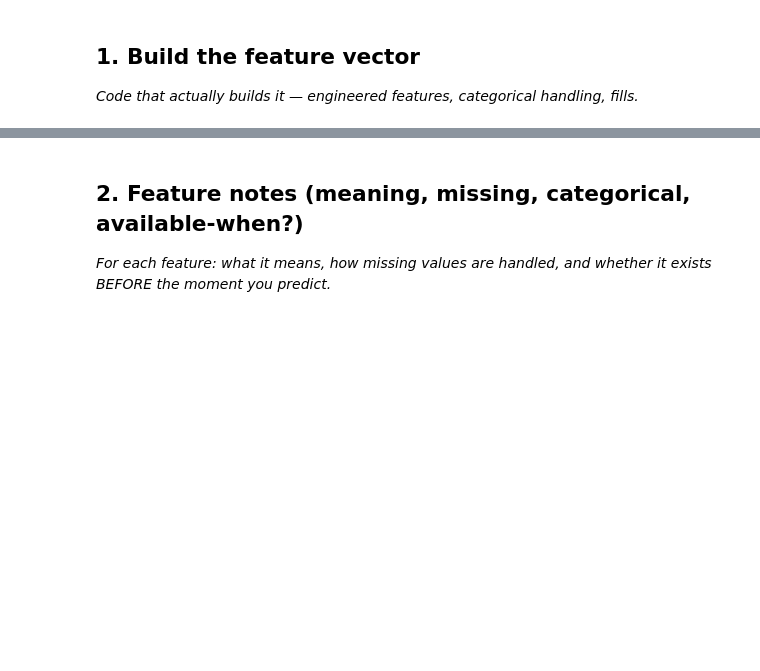
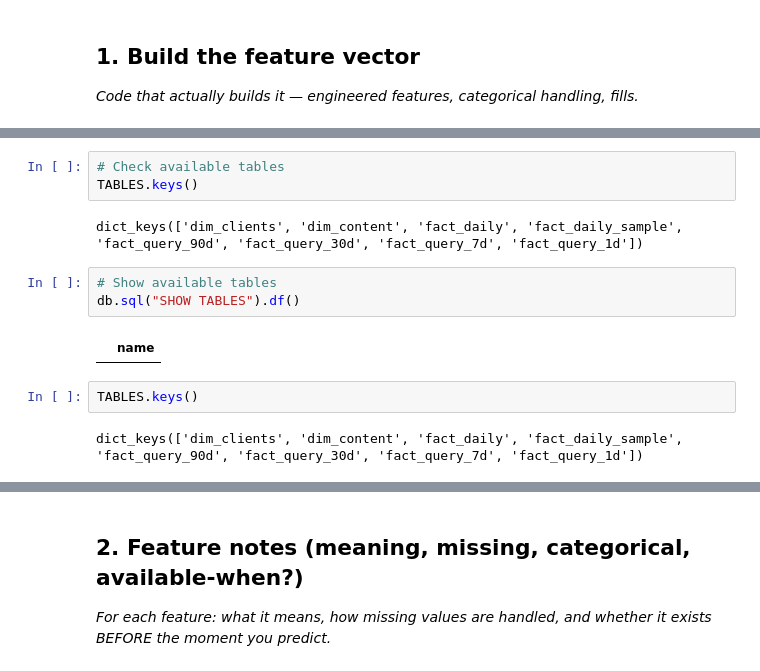
Before and after one commit to ibrahimcancode/flyrank-ml-internship, a Jupyter notebook: work/notebooks/w03_feature_leakage_check.ipynb, the cells around one changed output, grey strips where cells are left out. Drawn from its saved outputs; the diff is of its cells as text; blank space fills up the shorter version.

```diff
--- a/work/notebooks/w03_feature_leakage_check.ipynb
+++ b/work/notebooks/w03_feature_leakage_check.ipynb
@@ -15,0 +24,14 @@ This skeleton is yours to fill. Work the sections **in order** — each one has
+# %%
+# Check available tables
+TABLES.keys()
+# %% [output]
+dict_keys(['dim_clients', 'dim_content', 'fact_daily', 'fact_daily_sample', 'fact_query_90d', 'fact_query_30d', 'fact_query_7d', 'fact_query_1d'])
+# %%
+# Show available tables
+db.sql("SHOW TABLES").df()
+# %% [output]
+|  | name |
+# %%
+TABLES.keys()
+# %% [output]
+dict_keys(['dim_clients', 'dim_content', 'fact_daily', 'fact_daily_sample', 'fact_query_90d', 'fact_query_30d', 'fact_query_7d', 'fact_query_1d'])
```
Also changed, not shown: parts of 17 cells of this notebook.
